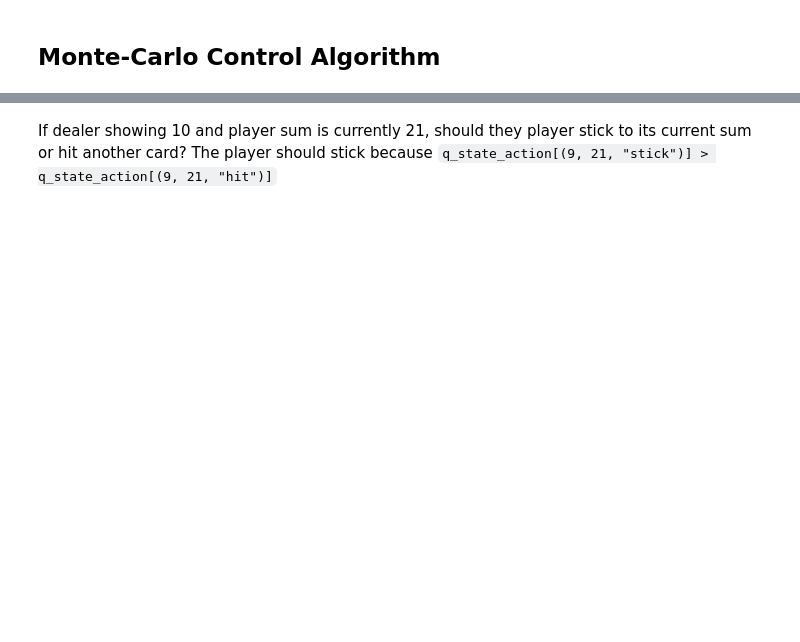
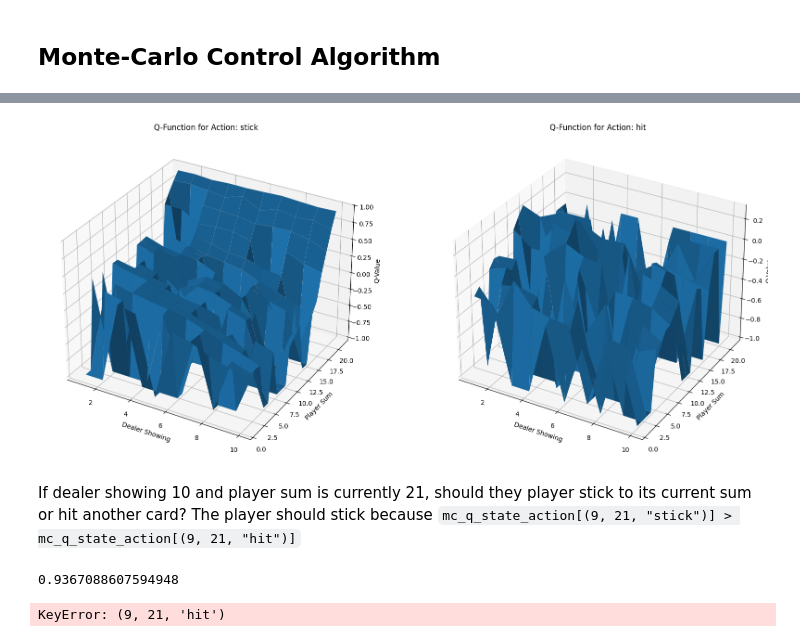
Before and after one commit to Andyccs/reinforcement_learning_david_silver_summary, a Jupyter notebook: easy21/easy21.ipynb, the cells around one changed output, grey strips where cells are left out. Saved outputs shown, nothing was run; the diff lists cells and outputs as text; code cells hidden in the pictures; blank space fills up the shorter version.

```diff
--- a/easy21/easy21.ipynb
+++ b/easy21/easy21.ipynb
@@ -43,9 +53,14 @@ learning.plot_value_function(value_function)
 # %%
-learning.plot_q_function(q_state_action)
+learning.plot_q_function(mc_q_state_action)
+# %% [output]
+[figure, added]
 # %% [markdown]
-If dealer showing 10 and player sum is currently 21, should they player stick to its current sum or hit another card? The player should stick because `q_state_action[(9, 21, "stick")] > q_state_action[(9, 21, "hit")]`
+If dealer showing 10 and player sum is currently 21, should they player stick to its current sum or hit another card? The player should stick because `mc_q_state_action[(9, 21, "stick")] > mc_q_state_action[(9, 21, "hit")]`
 # %%
-print(q_state_action[(9, 21, "stick")])
-print(q_state_action[(9, 21, "hit")])
-print(q_state_action[(9, 21, "stick")] > q_state_action[(9, 21, "hit")])
+print(mc_q_state_action[(9, 21, "stick")])
+print(mc_q_state_action[(9, 21, "hit")])
+print(mc_q_state_action[(9, 21, "stick")] > mc_q_state_action[(9, 21, "hit")])
+# %% [output]
+0.9367088607594948
+KeyError: (9, 21, 'hit')
 # %%
```
Also changed, not shown: parts of 16 cells of this notebook, 1 other file.
